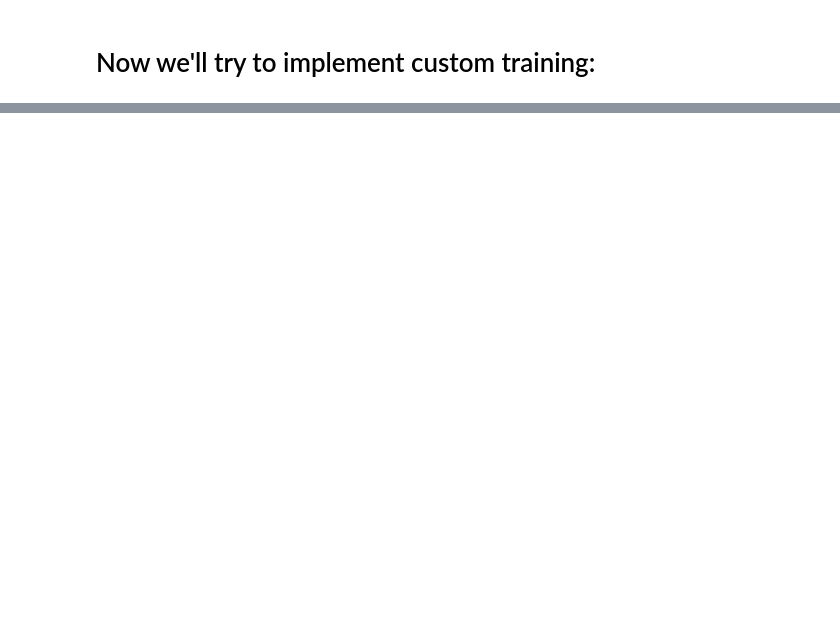
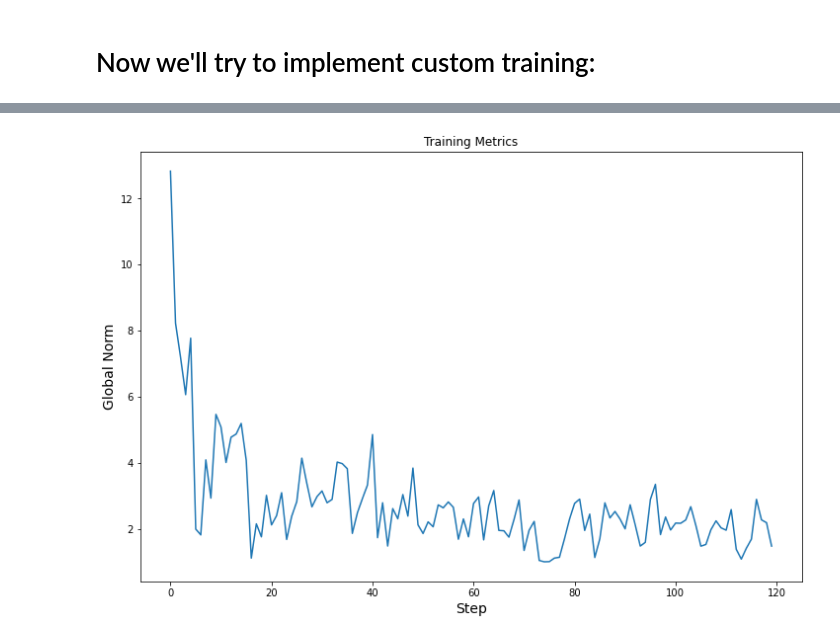
Before and after one commit to BeSuter/bsuter_masterproject, a Jupyter notebook: RandomSphereRegression.ipynb, the cells around one changed output, grey strips where cells are left out. Saved outputs shown, nothing was run; the diff lists cells and outputs as text; code cells hidden in the pictures; blank space fills up the shorter version.

```diff
--- a/RandomSphereRegression.ipynb
+++ b/RandomSphereRegression.ipynb
@@ -262,0 +185,10 @@ plt.show()
+# %%
+plt.figure(figsize=(12, 8))
+plt.title('Training Metrics')
+
+plt.ylabel("Global Norm", fontsize=14)
+plt.plot(global_norm_results)
+plt.xlabel("Step", fontsize=14)
+plt.show()
+# %% [output]
+[figure, added]
```
Also changed, not shown: parts of 10 cells of this notebook.
